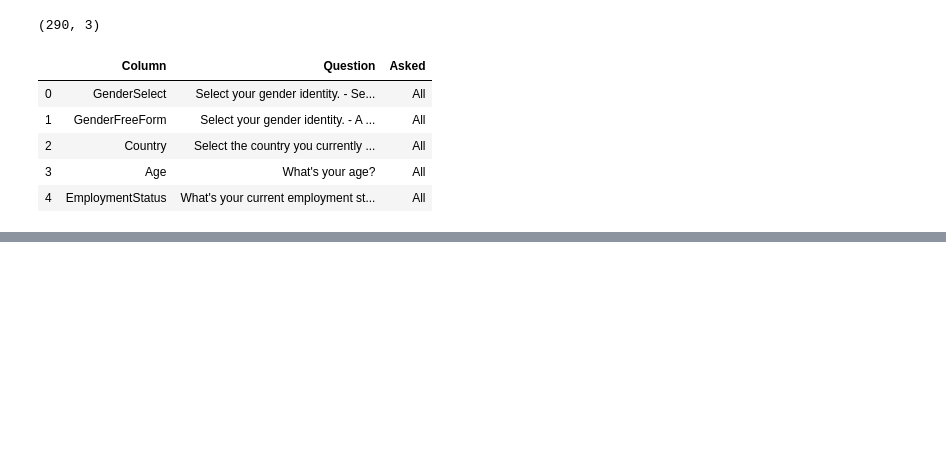
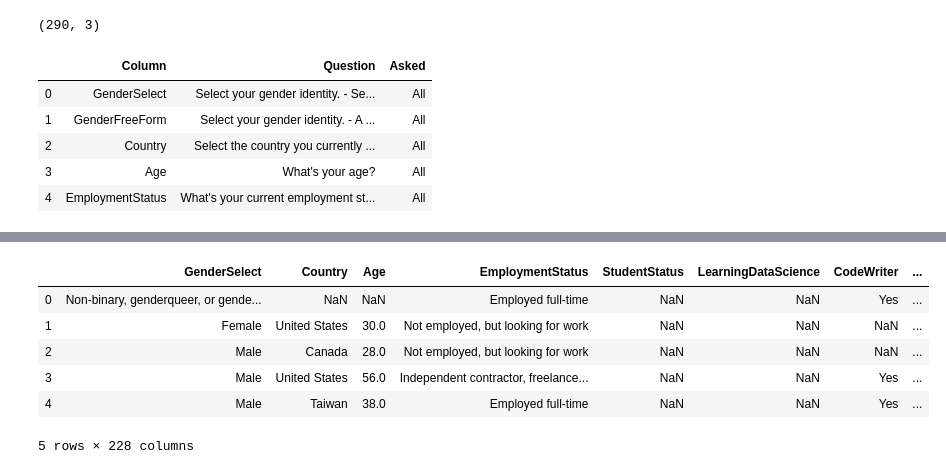
Before and after one commit to emino39/Data_Science, a Jupyter notebook: Survey/2017_Survey.ipynb, the cells around one changed output, grey strips where cells are left out. Drawn from its saved outputs; the diff is of its cells as text; code cells hidden in the pictures; blank space fills up the shorter version.

```diff
--- a/Survey/2017_Survey.ipynb
+++ b/Survey/2017_Survey.ipynb
@@ -33,0 +53,10 @@ question.head()
+# %%
+mcq.head()
+# %% [output]
+|  | GenderSelect | Country | Age | EmploymentStatus | StudentStatus | LearningDataScience | CodeWriter | ... |
+| 0 | Non-binary, genderqueer, or gende... | NaN | NaN | Employed full-time | NaN | NaN | Yes | ... |
+| 1 | Female | United States | 30.0 | Not employed, but looking for work | NaN | NaN | NaN | ... |
+| 2 | Male | Canada | 28.0 | Not employed, but looking for work | NaN | NaN | NaN | ... |
+| 3 | Male | United States | 56.0 | Independent contractor, freelance... | NaN | NaN | Yes | ... |
+| 4 | Male | Taiwan | 38.0 | Employed full-time | NaN | NaN | Yes | ... |
+5 rows × 228 columns
```
Also changed, not shown: parts of 3 cells of this notebook.
